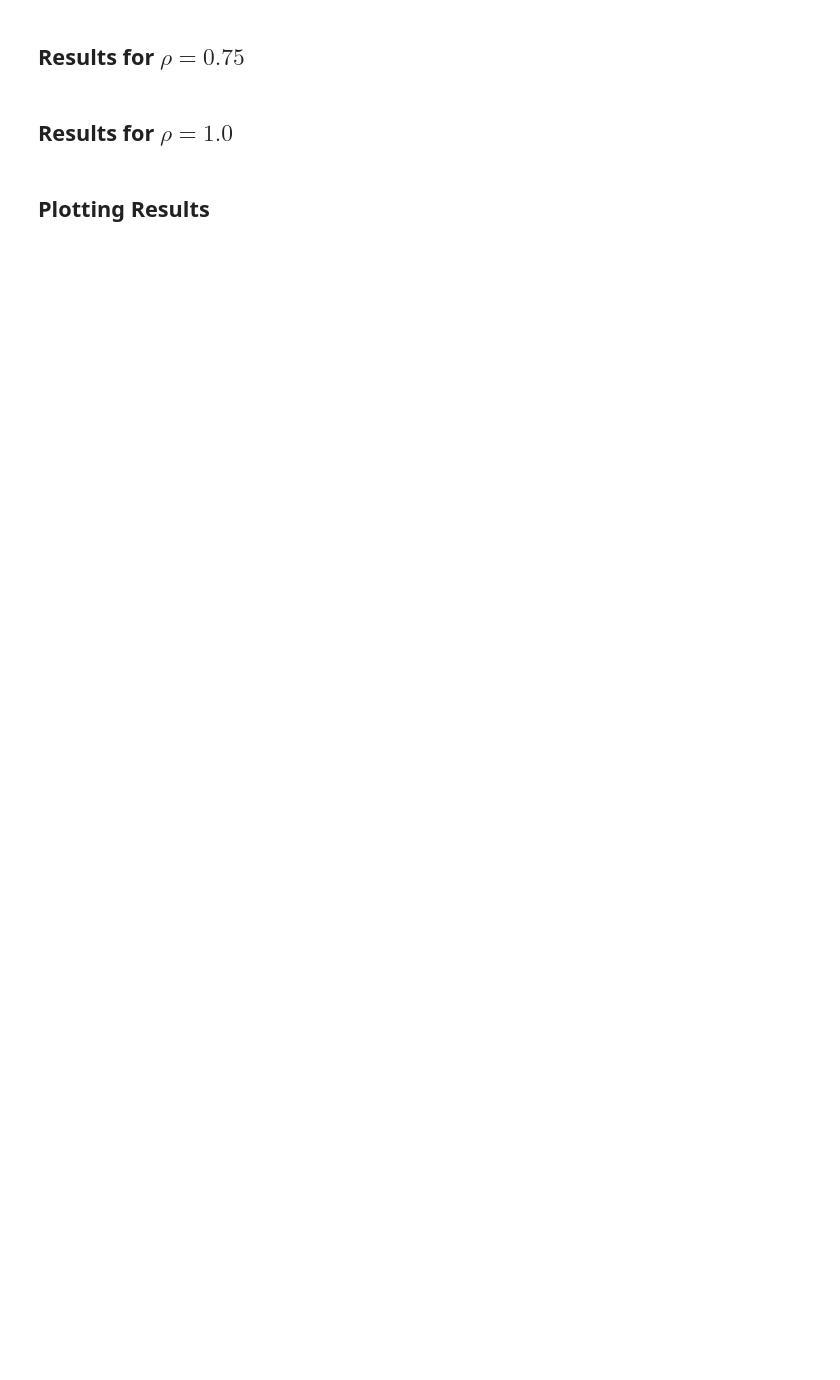
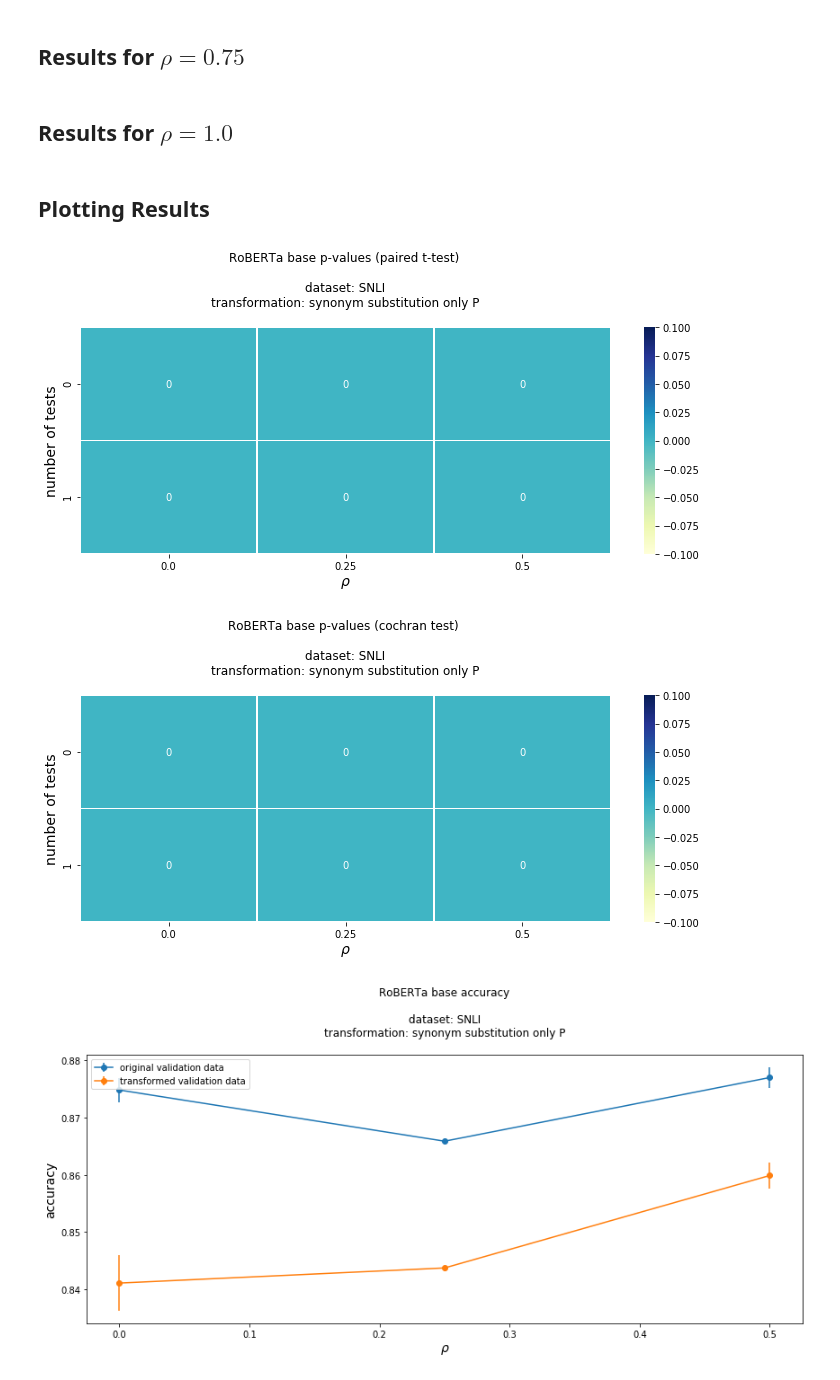
Before and after one commit to lukewanless/looking-for-equivalences, a Jupyter notebook: src/check_results_roberta_base_p.ipynb, the cells around one changed output. Saved outputs shown, nothing was run; the diff lists cells and outputs as text; code cells hidden in the pictures; blank space fills up the shorter version.

```diff
--- a/src/check_results_roberta_base_p.ipynb
+++ b/src/check_results_roberta_base_p.ipynb
@@ -86,8 +98,8 @@ show_df(df_rho_0p25)
 # dfs = [df_rho_0, df_rho_0p25, df_rho_0p5, df_rho_0p75, df_rho_1p0]
 # names = ["0.0", "0.25", "0.5", "0.75", "1.00" ]
 
-dfs = [df_rho_0, df_rho_0p25]
-names = ["0.0", "0.25"]
+dfs = [df_rho_0, df_rho_0p25, df_rho_0p5,]
+names = ["0.0", "0.25", "0.5"]
 
 all_p_values = {}
 for df, name in zip(dfs, names):
@@ -129,30 +141,34 @@ for df in dfs:
     rhos.append(df.rho.values[0])
 acc_s = np.array(acc_s)
 acc_t_s = np.array(acc_t_s)
 
 acc_c = ["acc_{}".format(i) for i in range(acc_s.shape[1])]
 acc_t_c = ["acc_t_{}".format(i) for i in range(acc_t_s.shape[1])]
 
 acc = pd.DataFrame(acc_s, index=rhos, columns=acc_c)
 acc.index.name = "rho"
 acc_t = pd.DataFrame(acc_t_s, index=rhos, columns=acc_t_c)
 acc_t.index.name = "rho"
 
 x = acc.mean(1).index
 y = acc.mean(1).values
 error = acc.std(1).values
 
 x_t = acc_t.mean(1).index
 y_t = acc_t.mean(1).values
 error_t = acc_t.std(1).values
 
 
 fig, ax = plt.subplots(figsize=(12,6))
 ax.errorbar(x, y, yerr=error, fmt='-o', label="original validation data");
 ax.errorbar(x_t, y_t, yerr=error_t, fmt='-o', label="transformed validation data");
 ax.legend(loc="best");
 ax.set_xlabel(r"$\rho$", fontsize=14);
 ax.set_ylabel("accuracy", fontsize=14);
 ax.set_title("RoBERTa base accuracy\n\ndataset: SNLI\ntransformation: synonym substitution only P\n");
 fig.tight_layout()
 fig.savefig('figs/roberta_base_acc_snli_sin_p.png', bbox_inches=None, pad_inches=0.5)
+# %% [output]
+[figure, added]
+[figure, added]
+[figure, added]
```
Also changed, not shown: parts of 2 cells of this notebook, 4 other files.
